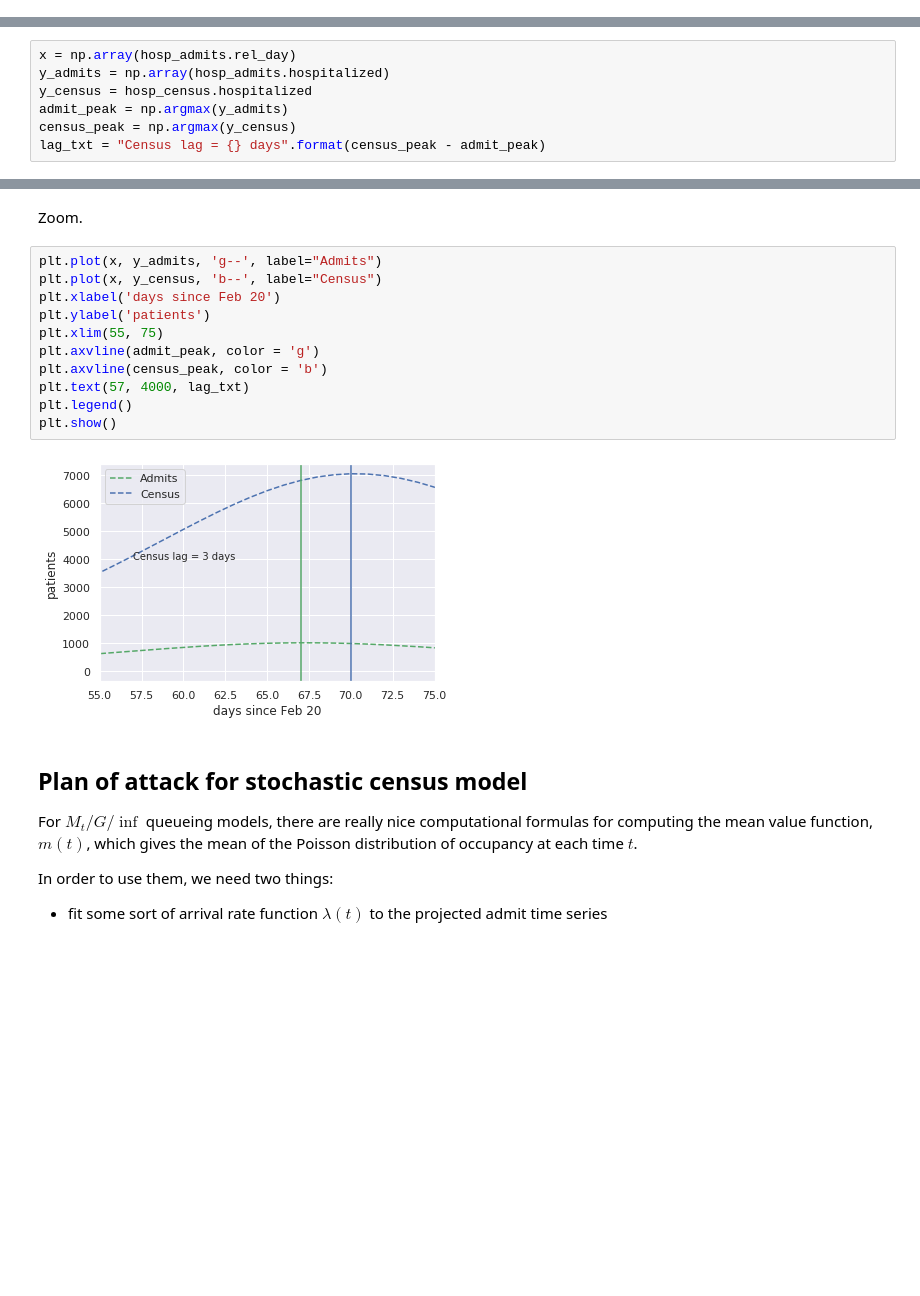
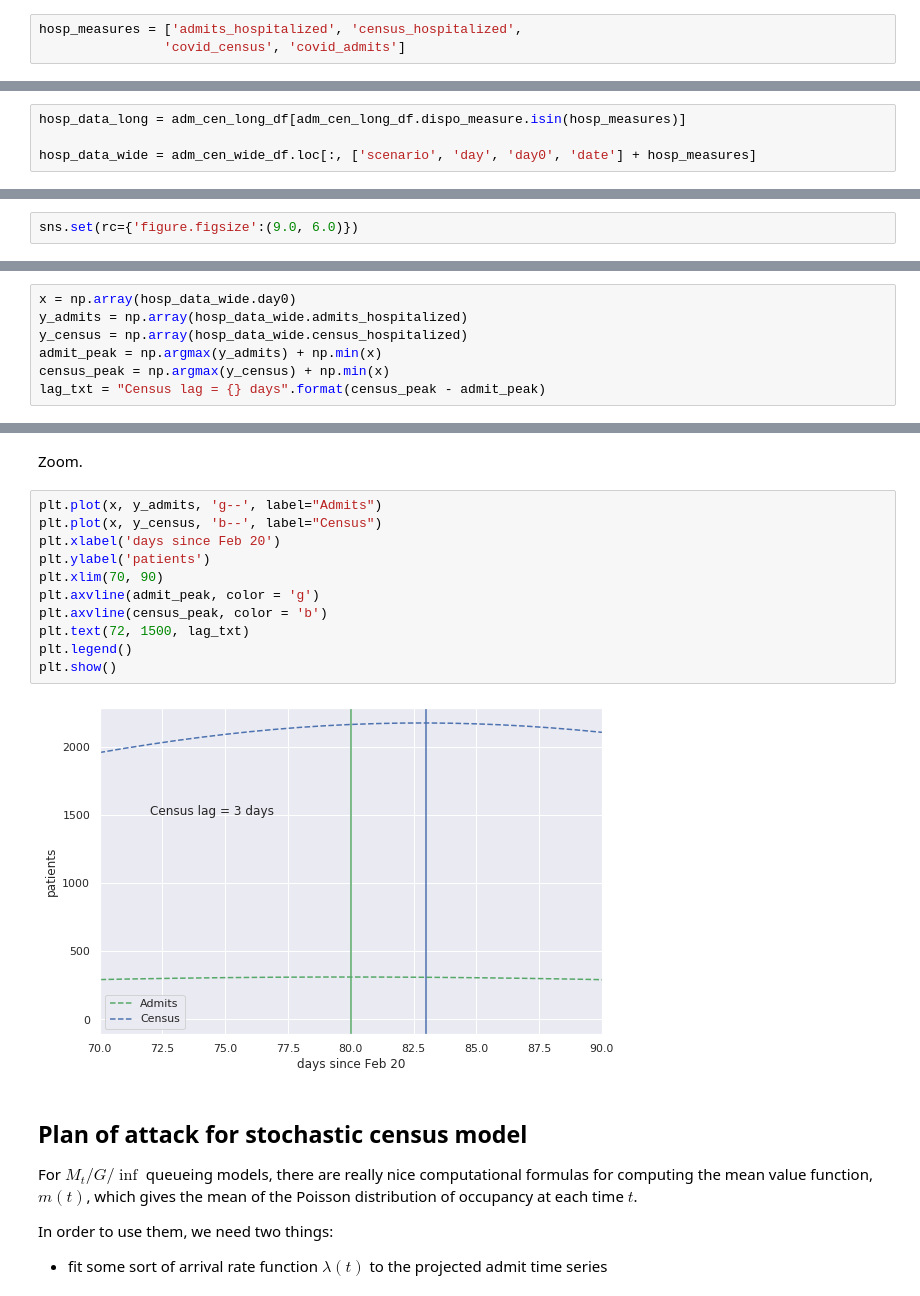
Before and after one commit to misken/c19, a Jupyter notebook: mychime/modeling/chime_flow_resources_p2.ipynb, the cells around one changed output, grey strips where cells are left out. Cells and saved outputs as stored; diff of their text form; blank space fills up the shorter version.

```diff
--- a/mychime/modeling/chime_flow_resources_p2.ipynb
+++ b/mychime/modeling/chime_flow_resources_p2.ipynb
@@ -201,0 +209,3 @@ sns.lineplot(data=hosp_census['hospitalized'])
+# %%
+hosp_measures = ['admits_hospitalized', 'census_hospitalized',
+                'covid_census', 'covid_admits']
@@ -201,0 +226,4 @@ sns.lineplot(data=hosp_census['hospitalized'])
+# %%
+hosp_data_long = adm_cen_long_df[adm_cen_long_df.dispo_measure.isin(hosp_measures)]
+
+hosp_data_wide = adm_cen_wide_df.loc[:, ['scenario', 'day', 'day0', 'date'] + hosp_measures]
@@ -201,0 +239,2 @@ sns.lineplot(data=hosp_census['hospitalized'])
+# %%
+sns.set(rc={'figure.figsize':(9.0, 6.0)})
@@ -204,9 +257,9 @@ Let's look more closely at how the peaks relate.
 # %%
-x = np.array(hosp_admits.rel_day)
-y_admits = np.array(hosp_admits.hospitalized)
-y_census = hosp_census.hospitalized
-admit_peak = np.argmax(y_admits)
-census_peak = np.argmax(y_census)
+x = np.array(hosp_data_wide.day0)
+y_admits = np.array(hosp_data_wide.admits_hospitalized)
+y_census = np.array(hosp_data_wide.census_hospitalized)
+admit_peak = np.argmax(y_admits) + np.min(x)
+census_peak = np.argmax(y_census) + np.min(x)
 lag_txt = "Census lag = {} days".format(census_peak - admit_peak)
 # %%
 plt.plot(x, y_admits, 'g--', label="Admits")
@@ -225,16 +278,16 @@ Zoom.
 # %%
 plt.plot(x, y_admits, 'g--', label="Admits")
 plt.plot(x, y_census, 'b--', label="Census")
 plt.xlabel('days since Feb 20')
 plt.ylabel('patients')
-plt.xlim(55, 75)
+plt.xlim(70, 90)
 plt.axvline(admit_peak, color = 'g')
 plt.axvline(census_peak, color = 'b')
-plt.text(57, 4000, lag_txt)
+plt.text(72, 1500, lag_txt)
 plt.legend()
 plt.show()
 # %% [output]
-[figure, old version]
+[figure, new version]
 # %% [markdown]
 ## Plan of attack for stochastic census model
 For $M_t/G/\inf$ queueing models, there are really nice computational formulas for computing the mean value function, $m(t)$, which gives the mean of the Poisson distribution of occupancy at each time $t$.
```
Also changed, not shown: parts of 46 cells of this notebook, 2 other files.
